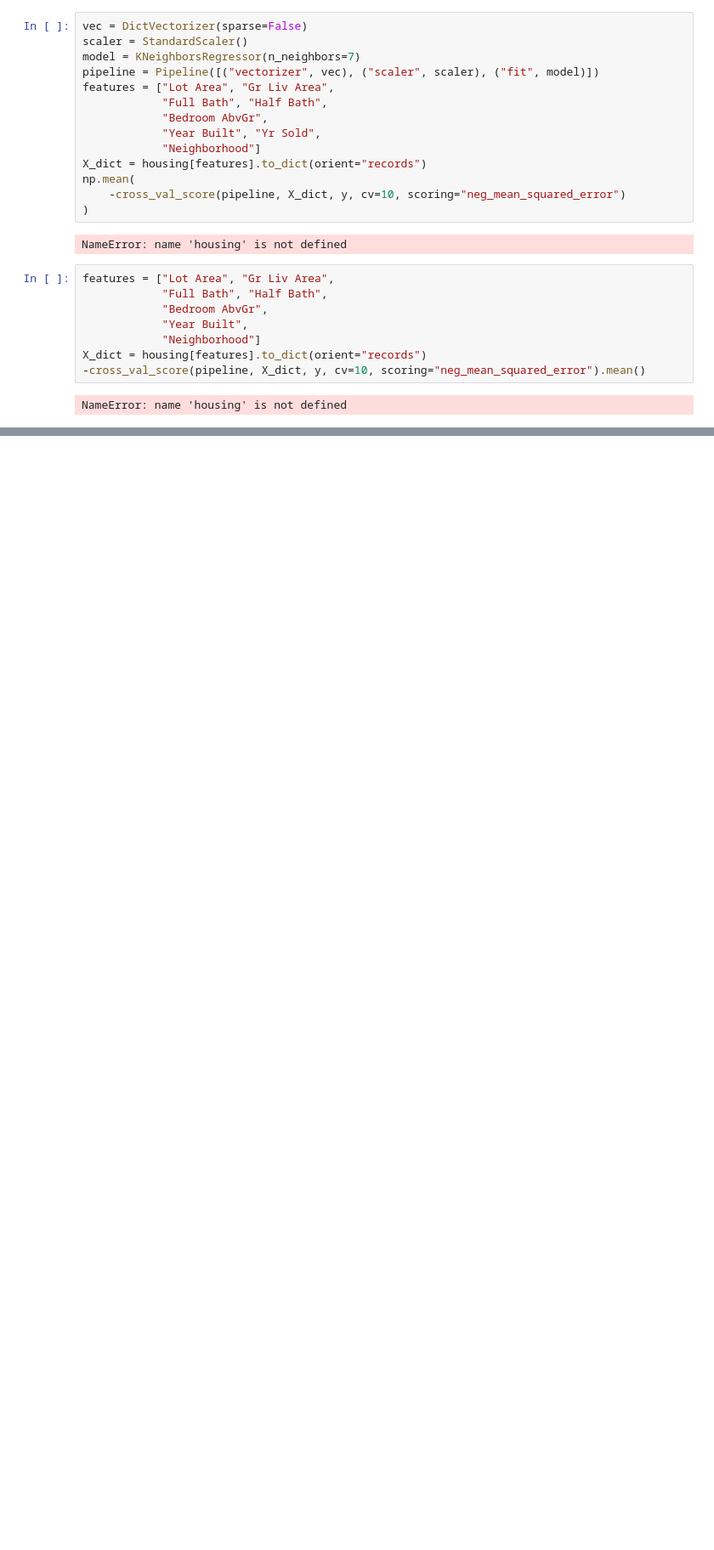
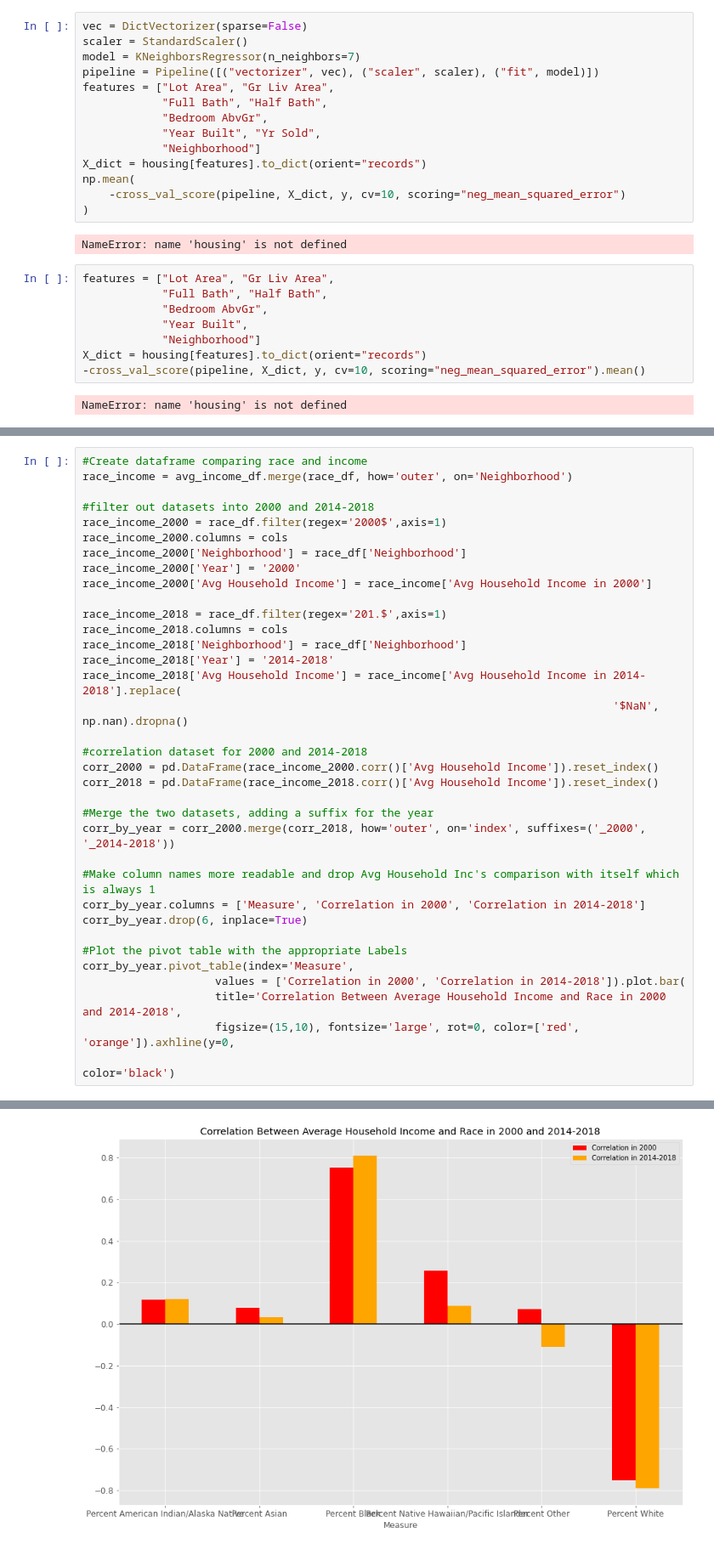
Before and after one commit to leosimanonok/DataScienceFinalTutorial, a Jupyter notebook: Leah.ipynb, the cells around one changed output, grey strips where cells are left out. Shown: that part at 85% size. Drawn from its saved outputs; the diff is of its cells as text; blank space fills up the shorter version.

```diff
--- a/Leah.ipynb
+++ b/Leah.ipynb
@@ -844,0 +801,36 @@ subset_2018.pivot_table(index='Census Tract', values=cols).plot.bar(stacked=True
+# %%
+#Create dataframe comparing race and income
+race_income = avg_income_df.merge(race_df, how='outer', on='Neighborhood')
+
+#filter out datasets into 2000 and 2014-2018
+race_income_2000 = race_df.filter(regex='2000$',axis=1)
+race_income_2000.columns = cols
+race_income_2000['Neighborhood'] = race_df['Neighborhood']
+race_income_2000['Year'] = '2000'
+race_income_2000['Avg Household Income'] = race_income['Avg Household Income in 2000']
+
+race_income_2018 = race_df.filter(regex='201.$',axis=1)
+race_income_2018.columns = cols
+race_income_2018['Neighborhood'] = race_df['Neighborhood']
+race_income_2018['Year'] = '2014-2018'
+race_income_2018['Avg Household Income'] = race_income['Avg Household Income in 2014-2018'].replace(
+                                                                                '$NaN', np.nan).dropna()
+
+#correlation dataset for 2000 and 2014-2018
+corr_2000 = pd.DataFrame(race_income_2000.corr()['Avg Household Income']).reset_index()
+corr_2018 = pd.DataFrame(race_income_2018.corr()['Avg Household Income']).reset_index()
+
+#Merge the two datasets, adding a suffix for the year
+corr_by_year = corr_2000.merge(corr_2018, how='outer', on='index', suffixes=('_2000', '_2014-2018'))
+
+#Make column names more readable and drop Avg Household Inc's comparison with itself which is always 1
+corr_by_year.columns = ['Measure', 'Correlation in 2000', 'Correlation in 2014-2018']
+corr_by_year.drop(6, inplace=True)
+
+#Plot the pivot table with the appropriate Labels
+corr_by_year.pivot_table(index='Measure',
+                    values = ['Correlation in 2000', 'Correlation in 2014-2018']).plot.bar(
+                    title='Correlation Between Average Household Income and Race in 2000 and 2014-2018',
+                    figsize=(15,10), fontsize='large', rot=0, color=['red', 'orange']).axhline(y=0,
+                                                                                        color='black')
+# %% [output]
@@ -844,0 +838 @@ subset_2018.pivot_table(index='Census Tract', values=cols).plot.bar(stacked=True
+[figure, added]
```
Also changed, not shown: parts of 9 cells of this notebook.
